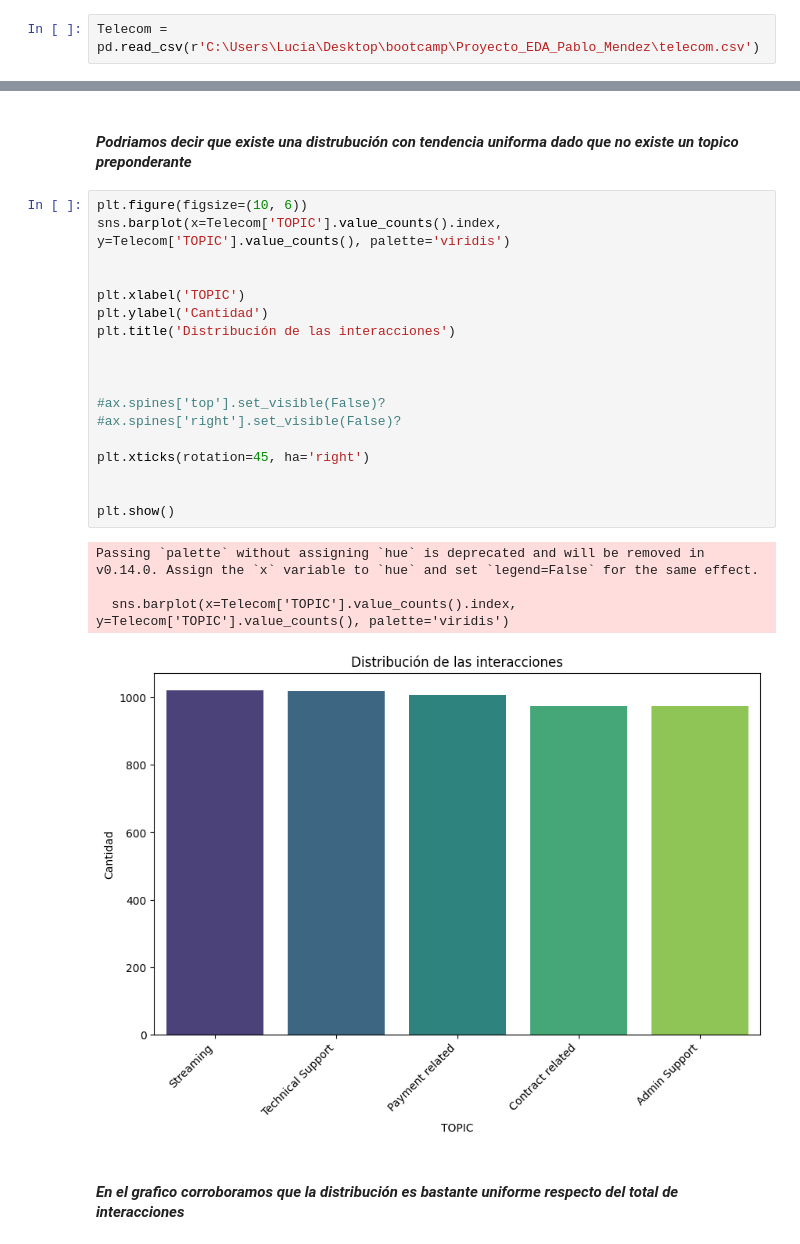
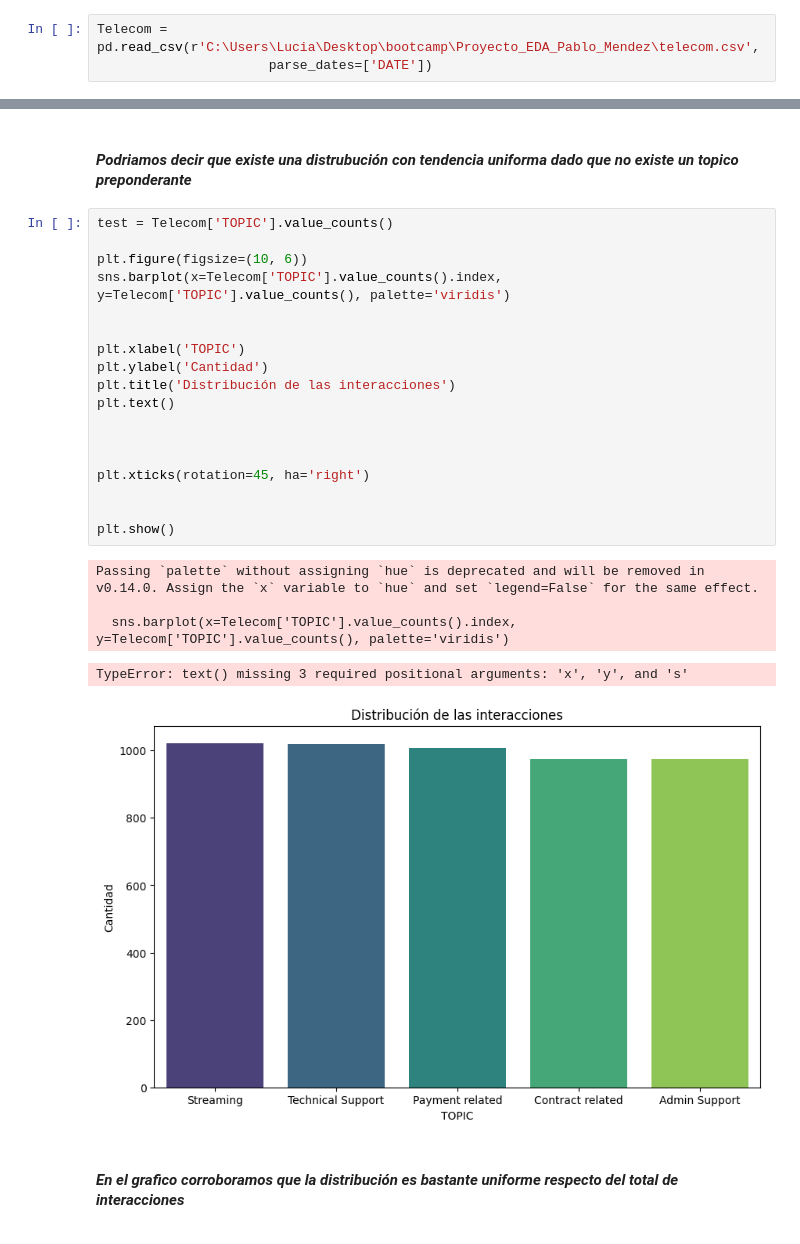
Before and after one commit to PABLOXAVIERMENDEZ/Proyecto_EDA_Pablo_Mendez, a Jupyter notebook: 4- Estadística descriptiva & As Is de los datos.ipynb, the cells around one changed output, grey strips where cells are left out. Saved outputs shown, nothing was run; the diff lists cells and outputs as text.

```diff
--- a/4- Estadística descriptiva & As Is de los datos.ipynb
+++ b/4- Estadística descriptiva & As Is de los datos.ipynb
@@ -12,5 +18,6 @@ import seaborn as sns
 # %%
-Telecom = pd.read_csv(r'C:\Users\Lucia\Desktop\bootcamp\Proyecto_EDA_Pablo_Mendez\telecom.csv')
+Telecom = pd.read_csv(r'C:\Users\Lucia\Desktop\bootcamp\Proyecto_EDA_Pablo_Mendez\telecom.csv',
+                      parse_dates=['DATE'])
 # %% [markdown]
 # 3 Detalle & Entendimiento de las columnas
 # %%
@@ -149,28 +174,29 @@ Name: count, dtype: object
 # %% [markdown]
 #### *Podriamos decir que existe una distrubución con tendencia uniforma dado que no existe un topico preponderante*
 # %%
+test = Telecom['TOPIC'].value_counts()
+
 plt.figure(figsize=(10, 6))
 sns.barplot(x=Telecom['TOPIC'].value_counts().index, y=Telecom['TOPIC'].value_counts(), palette='viridis')
 
 
 plt.xlabel('TOPIC')
 plt.ylabel('Cantidad')
 plt.title('Distribución de las interacciones')
+plt.text()
 
 
-
-#ax.spines['top'].set_visible(False)?
-#ax.spines['right'].set_visible(False)?
 
 plt.xticks(rotation=45, ha='right')
 
 
 plt.show()
 # %% [output]
 Passing `palette` without assigning `hue` is deprecated and will be removed in v0.14.0. Assign the `x` variable to `hue` and set `legend=False` for the same effect.
 
   sns.barplot(x=Telecom['TOPIC'].value_counts().index, y=Telecom['TOPIC'].value_counts(), palette='viridis')
+TypeError: text() missing 3 required positional arguments: 'x', 'y', and 's'
-[figure, old version]
+[figure, new version]
 # %% [markdown]
 #### *En el grafico corroboramos que la distribución es bastante uniforme respecto del total de interacciones*
 # %%
```
Also changed, not shown: parts of 4 cells of this notebook.
